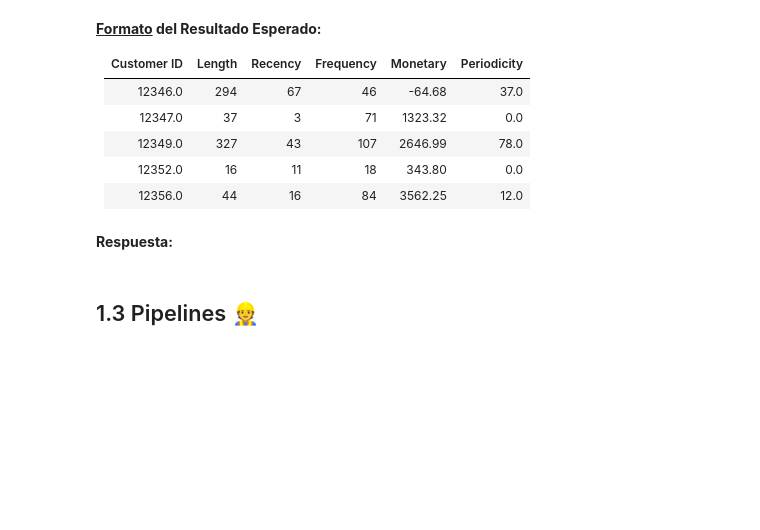
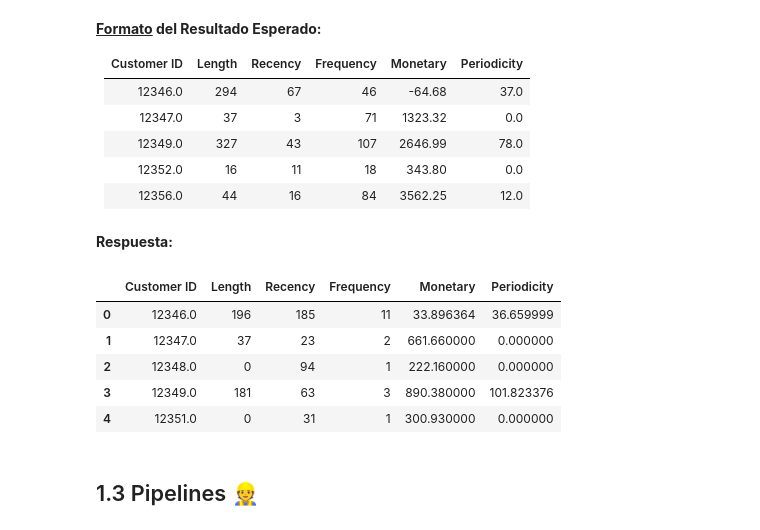
Before and after one commit to BAFCS/MDS7202, a Jupyter notebook: Labs/Lab_5/Lab5_enunciado.ipynb, the cells around one changed output. Drawn from its saved outputs; the diff is of its cells as text; code cells hidden in the pictures; blank space fills up the shorter version.

```diff
--- a/Labs/Lab_5/Lab5_enunciado.ipynb
+++ b/Labs/Lab_5/Lab5_enunciado.ipynb
@@ -133,8 +143,52 @@ Una referencia que les puede ser útil es el [documento original](https://www.re
 |   12356.0   |     44 |      16 |        84 |  3562.25 |        12.0 |
 # %% [markdown]
 **Respuesta:**
-# %%
-def custom_features(dataframe_in: pd.DataFrame) -> pd.DataFrame: ...
+# %%
+def custom_features(dataframe_in: pd.DataFrame) -> pd.DataFrame:
+    dataframe_in_copy = dataframe_in.copy()
+    dataframe_in_copy["InvoiceDate"] = pd.to_datetime(dataframe_in_copy["InvoiceDate"])
+    dataframe_in_copy["Total Price"] = dataframe_in_copy["Quantity"] * dataframe_in_copy["Price"]
+
+    # Calculamos L, R, F y P usando Named Aggregation
+    # Esto nos permite aplicar funciones a distintas columnas al mismo tiempo
+    res_df_1 = (
+        dataframe_in_copy.groupby("Customer ID")
+        .agg(
+            Length=("InvoiceDate", lambda x: (x.max() - x.min()).days),
+            Recency=("InvoiceDate", lambda x: (pd.Timestamp("2010-12-31") - x.max()).days),
+            Frequency=("Invoice", "nunique"),  # Contamos Invoices únicos para mayor precisión
+            Periodicity=("InvoiceDate", lambda x: pd.Series(x.unique()).sort_values().diff().dt.days.std()),
+        )
+        .reset_index()
+    )
+
+    # Rellenamos los NaN en Periodicity con 0 (clientes con 1 o 2 visitas)
+    res_df_1["Periodicity"] = res_df_1["Periodicity"].fillna(0)
+
+    # 2. Calculamos Monetary (M)
+    # Primero sumamos el Total Price por cada visita (Invoice)
+    gasto_por_visita = dataframe_in_copy.groupby(["Customer ID", "Invoice"])["Total Price"].sum().reset_index()
+
+    # Luego calculamos el promedio de esos valores de gasto por visita
+    res_df_2 = gasto_por_visita.groupby("Customer ID").agg(Monetary=("Total Price", "mean")).reset_index()
+
+    # Unimos todo
+    res_df = pd.merge(res_df_1, res_df_2, on="Customer ID")
+
+    # Reordenar las columnas para que sigan el formato LRFMP
+    res_df = res_df[["Customer ID", "Length", "Recency", "Frequency", "Monetary", "Periodicity"]]
+
+    return res_df
+# %%
+new_retail_df = custom_features(df_retail)
+new_retail_df.head()
+# %% [output]
+|  | Customer ID | Length | Recency | Frequency | Monetary | Periodicity |
+| 0 | 12346.0 | 196 | 185 | 11 | 33.896364 | 36.659999 |
+| 1 | 12347.0 | 37 | 23 | 2 | 661.660000 | 0.000000 |
+| 2 | 12348.0 | 0 | 94 | 1 | 222.160000 | 0.000000 |
+| 3 | 12349.0 | 181 | 63 | 3 | 890.380000 | 101.823376 |
+| 4 | 12351.0 | 0 | 31 | 1 | 300.930000 | 0.000000 |
 # %% [markdown]
 ## 1.3 Pipelines 👷
 # %% [markdown]
```
Also changed, not shown: parts of 8 cells of this notebook.
